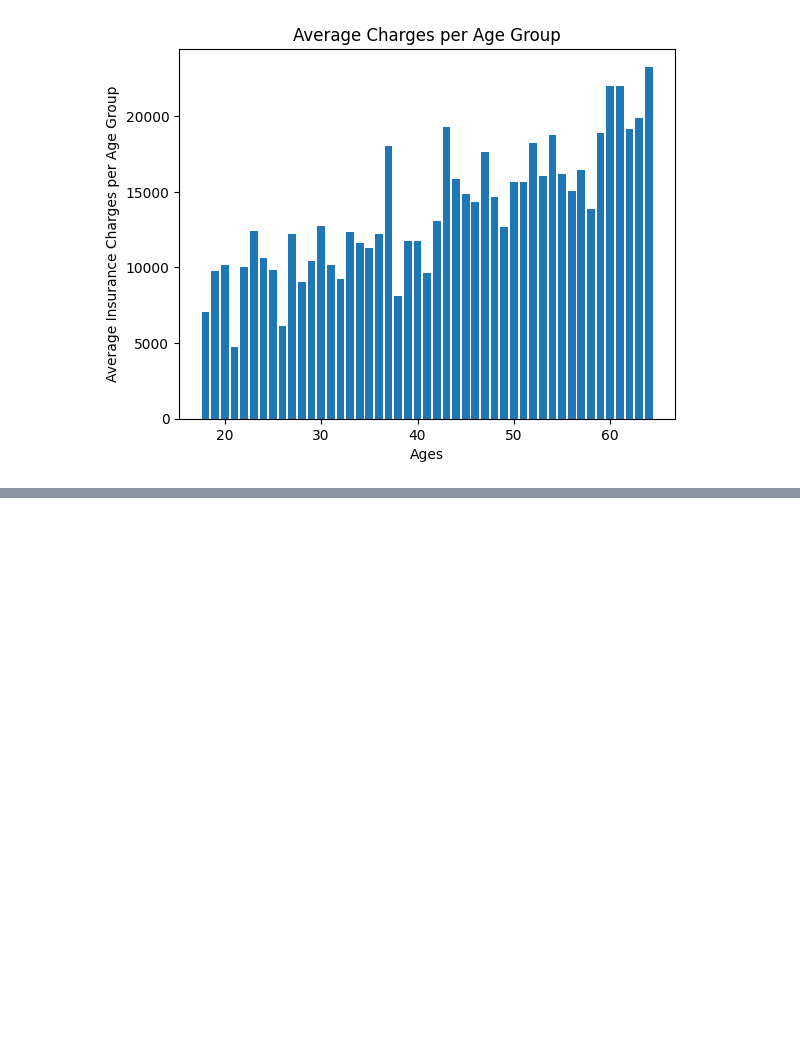
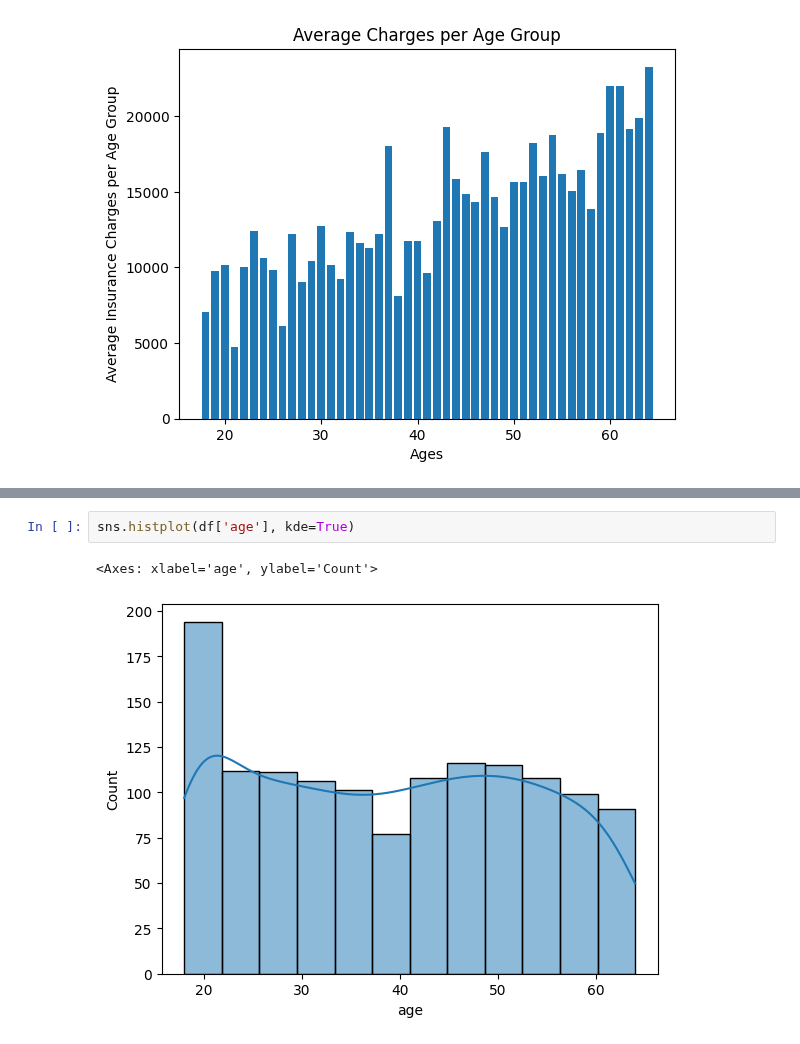
Before and after one commit to lewinskie254/eda, a Jupyter notebook: bivariate_stats.ipynb, the cells around one changed output, grey strips where cells are left out. Drawn from its saved outputs; the diff is of its cells as text; blank space fills up the shorter version.

```diff
--- a/bivariate_stats.ipynb
+++ b/bivariate_stats.ipynb
@@ -128,0 +149,5 @@ plt.show()
+# %%
+sns.histplot(df['age'], kde=True)
+# %% [output]
+<Axes: xlabel='age', ylabel='Count'>
+[figure, added]
```
Also changed, not shown: parts of 11 cells of this notebook.
